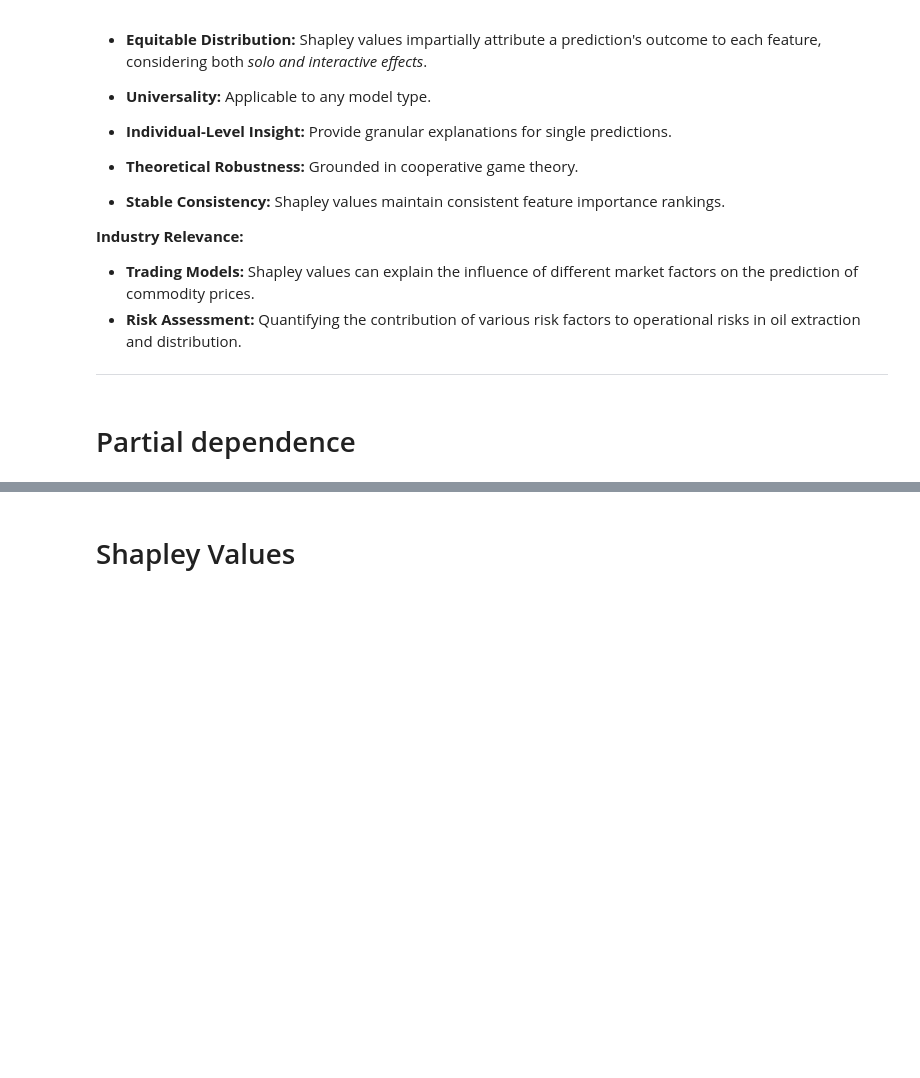
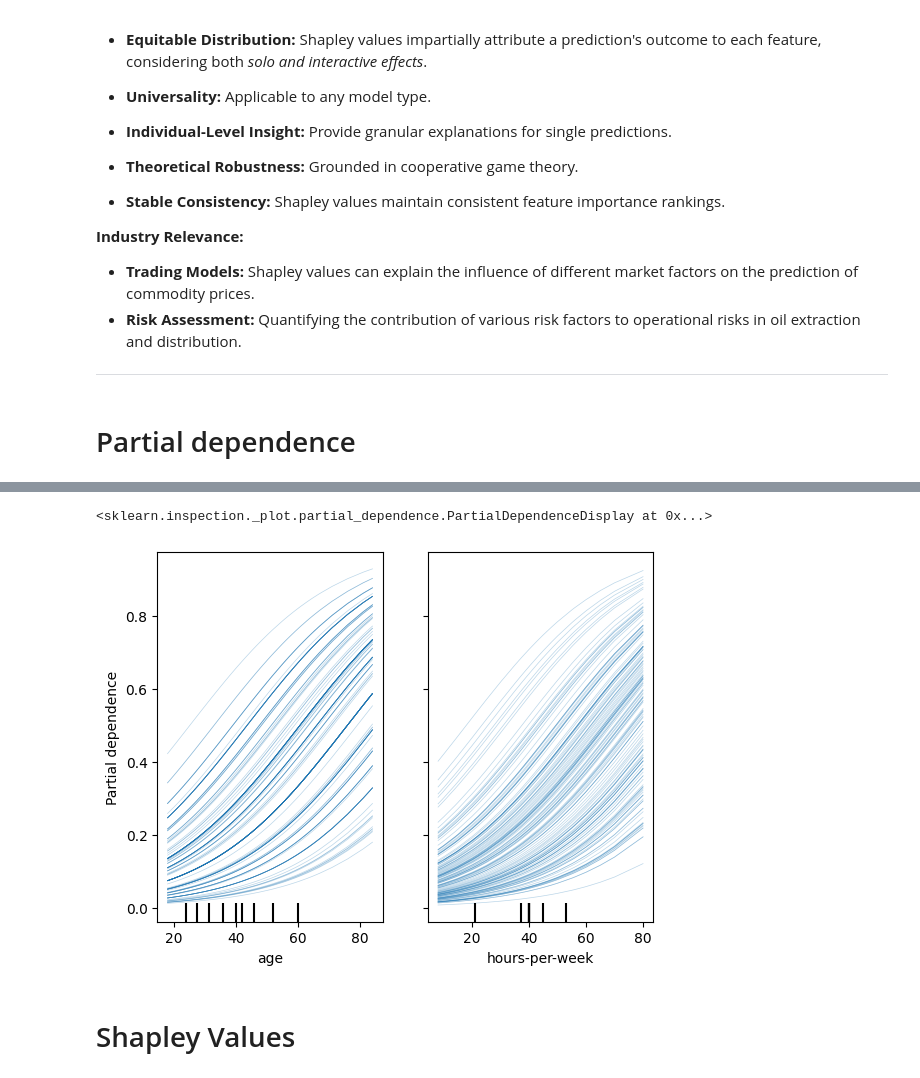
Before and after one commit to dhesse/IN-STK5k-2024-classroom-notes, a Jupyter notebook: nbhome/Lecture 12 - Interpretable Models.ipynb, the cells around one changed output, grey strips where cells are left out. Drawn from its saved outputs; the diff is of its cells as text; code cells hidden in the pictures; blank space fills up the shorter version.

```diff
--- a/nbhome/Lecture 12 - Interpretable Models.ipynb
+++ b/nbhome/Lecture 12 - Interpretable Models.ipynb
@@ -127,2 +244,8 @@
+# %%
+PartialDependenceDisplay.from_estimator(
+    log_reg, X.sample(150), ['age', 'hours-per-week'], kind='individual')
+# %% [output]
+<sklearn.inspection._plot.partial_dependence.PartialDependenceDisplay at 0x...>
+[figure, added]
 # %% [markdown]
 # Shapley Values
```
Also changed, not shown: parts of 33 cells of this notebook, 1 other file.
